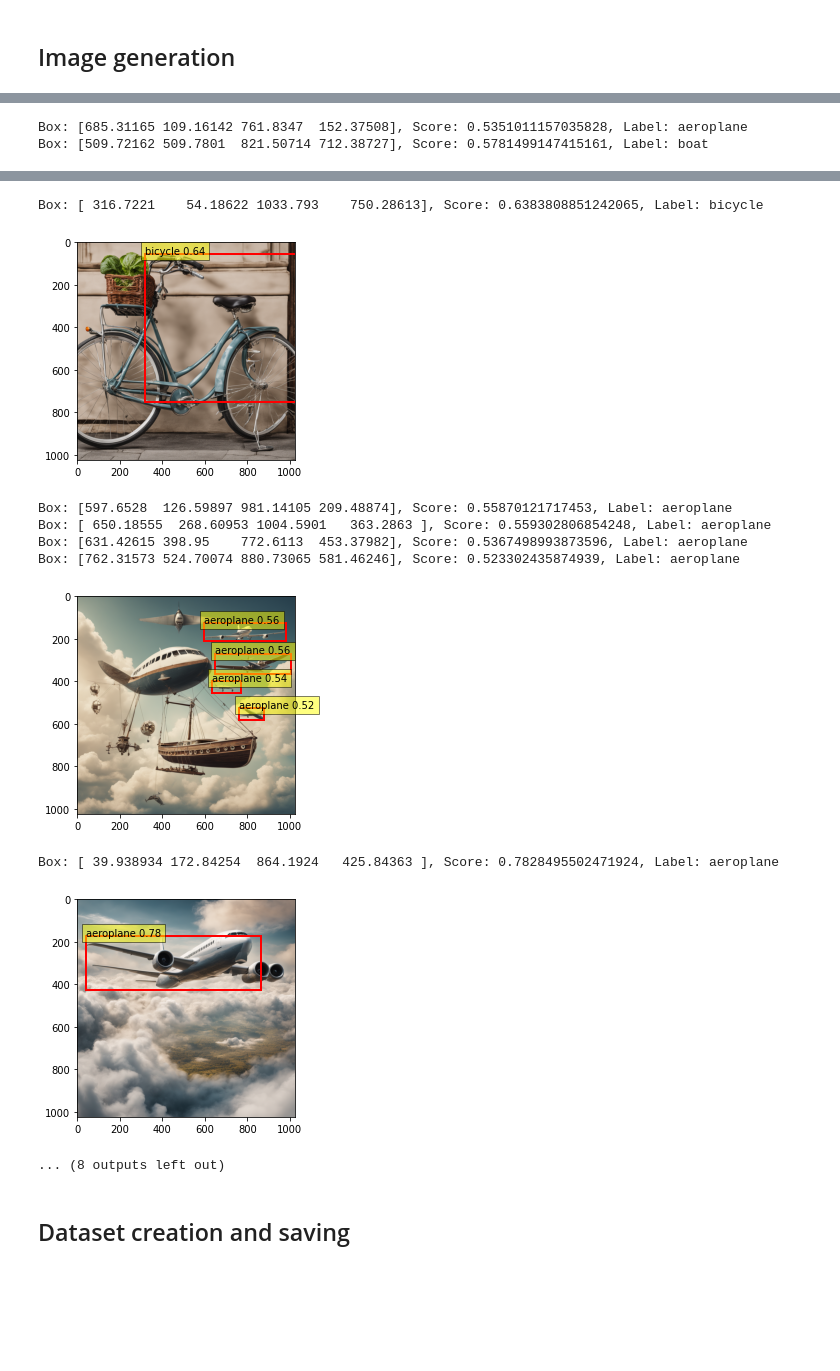
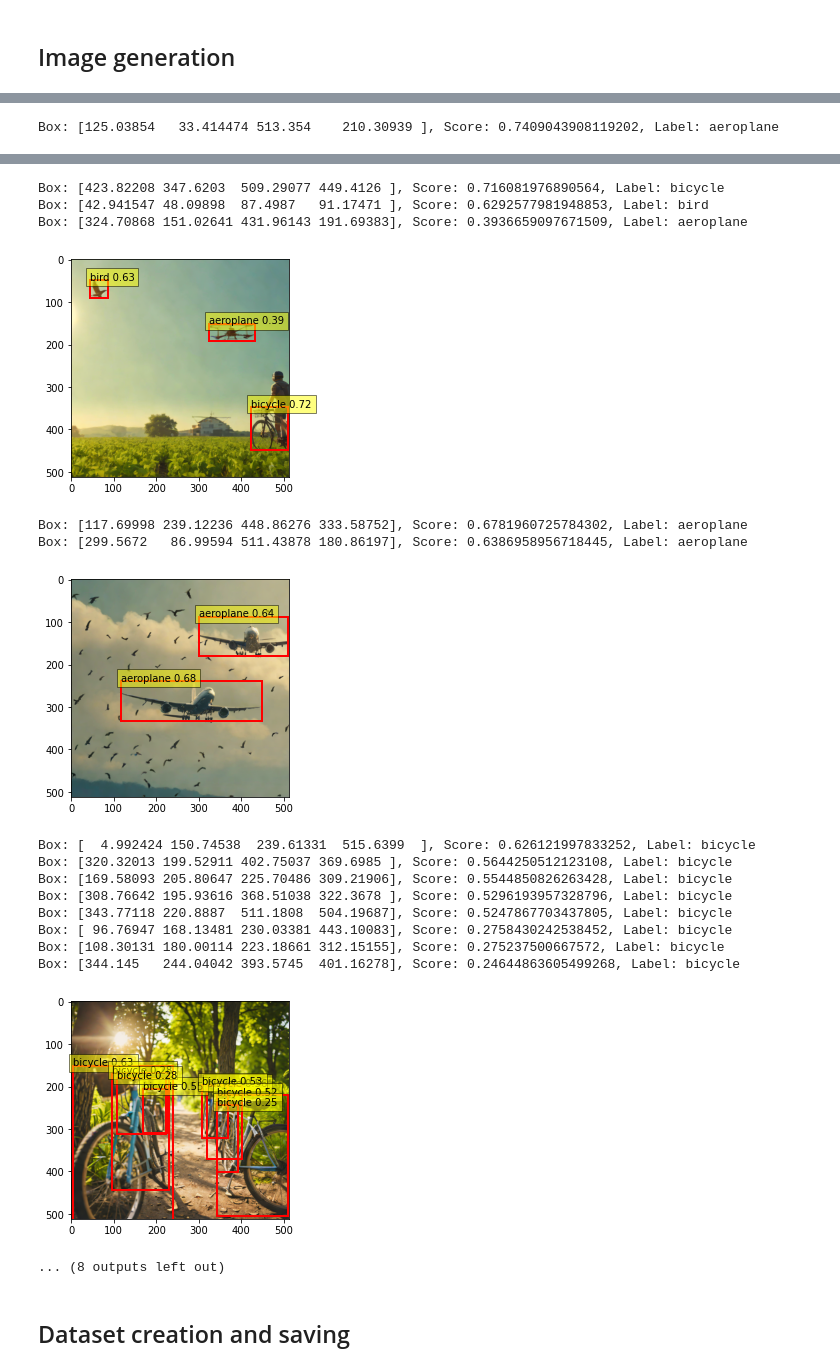
Before and after one commit to luxonis/datadreamer, a Jupyter notebook: examples/generate_dataset_from_scratch.ipynb, the cells around one changed output, grey strips where cells are left out. Cells and saved outputs as stored; diff of their text form; code cells hidden in the pictures; blank space fills up the shorter version.

```diff
--- a/examples/generate_dataset_from_scratch.ipynb
+++ b/examples/generate_dataset_from_scratch.ipynb
@@ -72,0 +71,4 @@ generated_images = image_generator.generate_images(generated_prompts)
+# %%
+image_generator = StableDiffusionTurboImageGenerator(
+    seed=42.0,
+)
@@ -72,0 +78,5 @@ generated_images = image_generator.generate_images(generated_prompts)
+# %%
+prompts = [p[1] for p in generated_prompts]
+prompt_objects = [p[0] for p in generated_prompts]
+# %%
+generated_images = list(image_generator.generate_images(prompts))
@@ -128,8 +147,6 @@ Wed Nov 22 18:02:29 2023
 # %%
 annotator = OWLv2Annotator(
     seed=42,
-    model_name=ModelName.OWL_V2,
-    task_definition=TaskList.OBJECT_DETECTION,
     device="cuda",  # Use "cuda" for GPU or "cpu" for CPU
 )
 # %%
@@ -138,31 +155,35 @@ scores_list = []
 labels_list = []
 
 
-for image in generated_images:
+for image, prompt_objs in zip(generated_images, prompt_objects):
     # Define prompts to guide the detection
-    prompts = object_names
+    prompts = prompt_objs
 
     # Perform object detection
-    boxes, scores, labels = annotator.annotate(image, prompts, conf_threshold=0.5)
+    boxes, scores, labels = annotator.annotate(image, prompts, conf_threshold=0.2, use_tta=True)
 
     # Convert to numpy arrays
-    boxes = boxes.detach().cpu().numpy()
-    scores = scores.detach().cpu().numpy()
-    labels = labels.detach().cpu().numpy()
-
-    boxes_list.append(boxes)
-    scores_list.append(scores)
-    labels_list.append(labels)
+    if not isinstance(boxes, np.ndarray):
+        boxes = boxes.detach().cpu().numpy()
+    if not isinstance(scores, np.ndarray):
+        scores = scores.detach().cpu().numpy()
+    if not isinstance(labels, np.ndarray):
+        labels = labels.detach().cpu().numpy()
 
     # Process the results
     for box, score, label in zip(boxes, scores, labels):
-        print(f"Box: {box}, Score: {score}, Label: {prompts[label]}")
+        if isinstance(label, np.int64):
+            print(f"Box: {box}, Score: {score}, Label: {prompts[label]}")
+        else:
+            print(f"Box: {box}, Score: {score}, Label: {label}")
+
 
     fig, ax = plt.subplots(1)
     ax.imshow(image)
 
+    # Iterate over each detection
     for box, score, label in zip(boxes, scores, labels):
-    # Each box is (x1, y1, x2, y2)
+        # Each box is (x1, y1, x2, y2)
         x1, y1, x2, y2 = box
         width, height = x2 - x1, y2 - y1
         rect = patches.Rectangle(
@@ -170,10 +191,13 @@ for image in generated_images:
         )
         ax.add_patch(rect)
 
+        if isinstance(label, np.int64):
+            label = prompts[label]
+
         plt.text(
             x1,
             y1,
-            f"{prompts[label]} {score:.2f}",
+            f"{label} {score:.2f}",
             bbox=dict(facecolor="yellow", alpha=0.5),
         )
 
@@ -187,2 +221 @@ Box: [ 34.132355 282.70712  701.94165  536.86084 ], Score: 0.7031378149986267, L
-Box: [685.31165 109.16142 761.8347  152.37508], Score: 0.5351011157035828, Label: aeroplane
-Box: [509.72162 509.7801  821.50714 712.38727], Score: 0.5781499147415161, Label: boat
+Box: [125.03854   33.414474 513.354    210.30939 ], Score: 0.7409043908119202, Label: aeroplane
@@ -190,12 +223,19 @@ Box: [509.72162 509.7801  821.50714 712.38727], Score: 0.5781499147415161, Label
-Box: [ 316.7221    54.18622 1033.793    750.28613], Score: 0.6383808851242065, Label: bicycle
+Box: [423.82208 347.6203  509.29077 449.4126 ], Score: 0.716081976890564, Label: bicycle
+Box: [42.941547 48.09898  87.4987   91.17471 ], Score: 0.6292577981948853, Label: bird
+Box: [324.70868 151.02641 431.96143 191.69383], Score: 0.3936659097671509, Label: aeroplane
-[figure, old version]
+[figure, new version]
-Box: [597.6528  126.59897 981.14105 209.48874], Score: 0.55870121717453, Label: aeroplane
-Box: [ 650.18555  268.60953 1004.5901   363.2863 ], Score: 0.559302806854248, Label: aeroplane
-Box: [631.42615 398.95    772.6113  453.37982], Score: 0.5367498993873596, Label: aeroplane
-Box: [762.31573 524.70074 880.73065 581.46246], Score: 0.523302435874939, Label: aeroplane
+Box: [117.69998 239.12236 448.86276 333.58752], Score: 0.6781960725784302, Label: aeroplane
+Box: [299.5672   86.99594 511.43878 180.86197], Score: 0.6386958956718445, Label: aeroplane
-[figure, old version]
+[figure, new version]
-Box: [ 39.938934 172.84254  864.1924   425.84363 ], Score: 0.7828495502471924, Label: aeroplane
+Box: [  4.992424 150.74538  239.61331  515.6399  ], Score: 0.626121997833252, Label: bicycle
+Box: [320.32013 199.52911 402.75037 369.6985 ], Score: 0.5644250512123108, Label: bicycle
+Box: [169.58093 205.80647 225.70486 309.21906], Score: 0.5544850826263428, Label: bicycle
+Box: [308.76642 195.93616 368.51038 322.3678 ], Score: 0.5296193957328796, Label: bicycle
+Box: [343.77118 220.8887  511.1808  504.19687], Score: 0.5247867703437805, Label: bicycle
+Box: [ 96.76947 168.13481 230.03381 443.10083], Score: 0.2758430242538452, Label: bicycle
+Box: [108.30131 180.00114 223.18661 312.15155], Score: 0.275237500667572, Label: bicycle
+Box: [344.145   244.04042 393.5745  401.16278], Score: 0.24644863605499268, Label: bicycle
-[figure, old version]
+[figure, new version]
 ... (8 outputs left out)
 # %% [markdown]
 ## Dataset creation and saving
```
Also changed, not shown: parts of 16 cells of this notebook, 3 other files.
